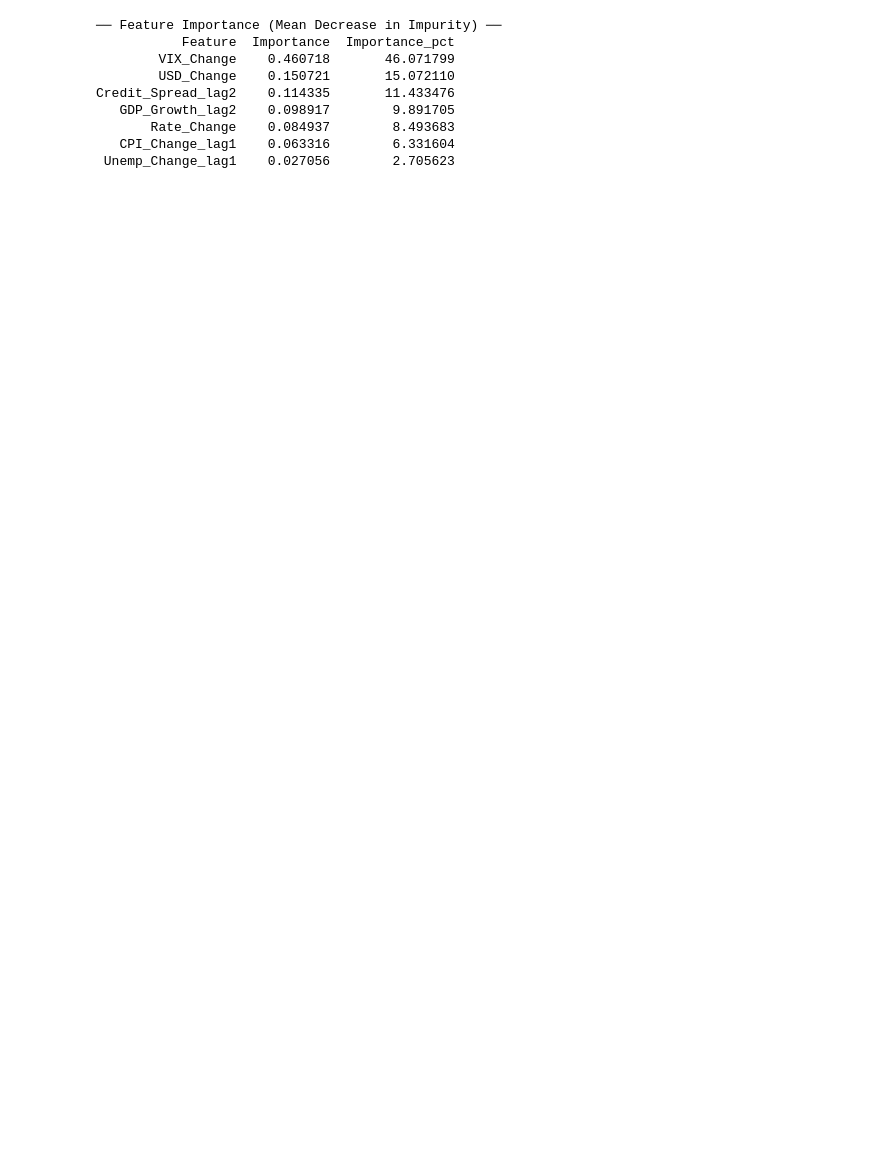
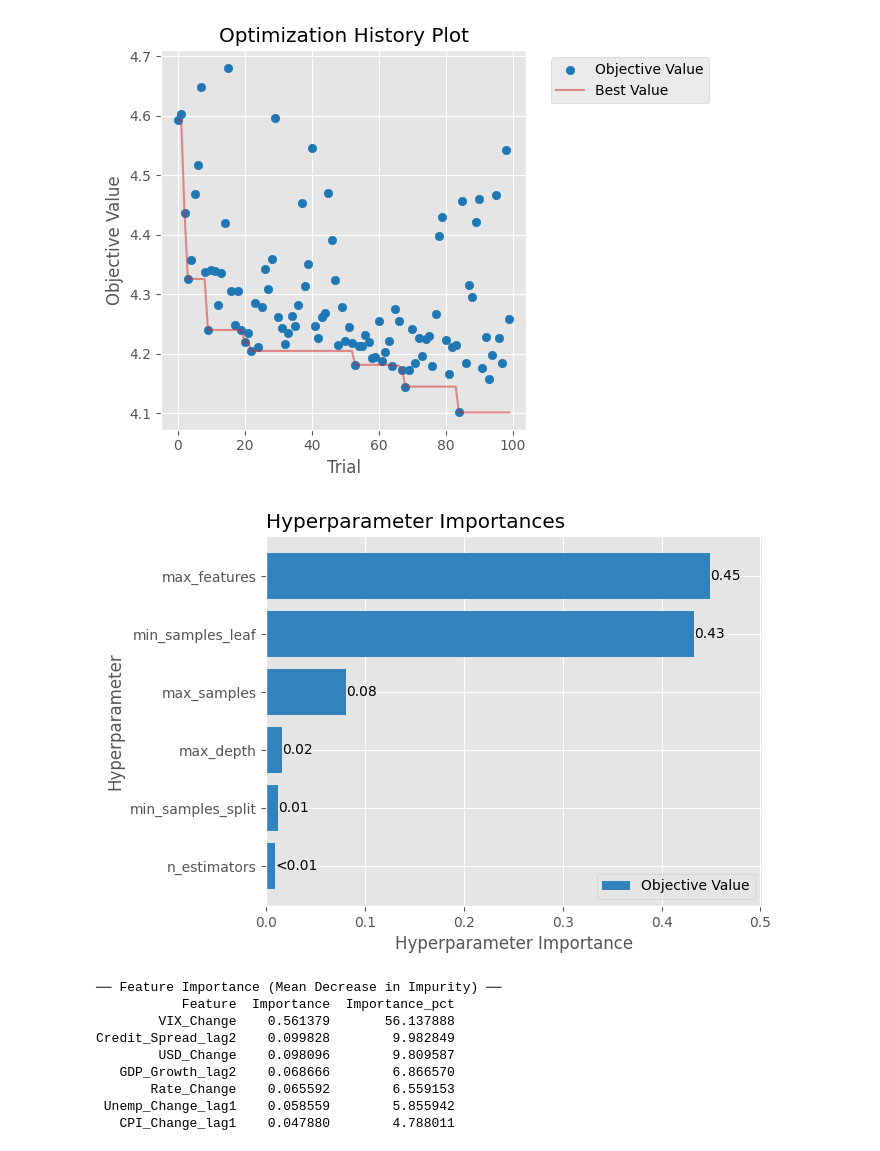
Before and after one commit to ashan-shashika/macroeconomic-impact-stock-ml, a Jupyter notebook: notebooks/06_random_forest.ipynb, the cells around one changed output. Saved outputs shown, nothing was run; the diff lists cells and outputs as text; code cells hidden in the pictures; blank space fills up the shorter version.

```diff
--- a/notebooks/06_random_forest.ipynb
+++ b/notebooks/06_random_forest.ipynb
@@ -150,0 +118,34 @@ test_m  = compute_metrics(y_test,  y_pred_test,  'Test')
+# %%
+import optuna
+optuna.logging.set_verbosity(optuna.logging.WARNING)
+
+
+def objective(trial):
+    params = {
+        'n_estimators':      trial.suggest_int('n_estimators', 50, 500, step=25),
+        'max_depth':         trial.suggest_int('max_depth', 2, 12),
+        'min_samples_split': trial.suggest_int('min_samples_split', 5, 50),
+        'min_samples_leaf':  trial.suggest_int('min_samples_leaf', 3, 30),
+        'max_features':      trial.suggest_categorical('max_features', ['sqrt', 'log2', 0.3, 0.5, 0.7]),
+        'max_samples':       trial.suggest_float('max_samples', 0.3, 0.9),
+        'n_jobs':            -1,
+    }
+
+    model = RandomForestRegressor(**params)
+    model.fit(X_train, y_train)
+
+    test_pred = model.predict(X_test)
+    rmse = np.sqrt(mean_squared_error(y_test, test_pred))
+
+    return rmse   # Optuna minimises by default
+
+
+study = optuna.create_study(direction='minimize', study_name='rf_tuning')
+study.optimize(objective, n_trials=100, show_progress_bar=True)
+
+
+# ── Results ──
+print("\nBest RMSE:", f"{study.best_value:.4f}")
+print("\nBest Params:")
+for k, v in study.best_params.items():
+    print(f"  {k:<22}: {v}")
@@ -151,8 +185,18 @@ test_m  = compute_metrics(y_test,  y_pred_test,  'Test')
+# %%
+from optuna.visualization.matplotlib import plot_optimization_history, plot_param_importances
+
+plot_optimization_history(study)
+plt.show()
+
+plot_param_importances(study)
+plt.show()
+# %% [output]
+[figure, added]
+[figure, added]
 # %%
-# ── Feature importance ─────────────────────────────────────────────────────────
 imp_df = pd.DataFrame({
-    'Feature' : ALL_COLS,
-    'Importance': rf_model.feature_importances_
+    'Feature' : FEATURE_COLS,
+    'Importance': rf_tuned.feature_importances_
 }).sort_values('Importance', ascending=False)
 imp_df['Importance_pct'] = imp_df['Importance'] * 100
 
@@ -161,10 +205,10 @@ print(imp_df.to_string(index=False))
 # %% [output]
 ── Feature Importance (Mean Decrease in Impurity) ──
            Feature  Importance  Importance_pct
-        VIX_Change    0.460718       46.071799
-        USD_Change    0.150721       15.072110
-Credit_Spread_lag2    0.114335       11.433476
-   GDP_Growth_lag2    0.098917        9.891705
-       Rate_Change    0.084937        8.493683
-   CPI_Change_lag1    0.063316        6.331604
- Unemp_Change_lag1    0.027056        2.705623
+        VIX_Change    0.561379       56.137888
+Credit_Spread_lag2    0.099828        9.982849
+        USD_Change    0.098096        9.809587
+   GDP_Growth_lag2    0.068666        6.866570
+       Rate_Change    0.065592        6.559153
+ Unemp_Change_lag1    0.058559        5.855942
+   CPI_Change_lag1    0.047880        4.788011
```
Also changed, not shown: parts of 6 cells of this notebook, 2 other files.
